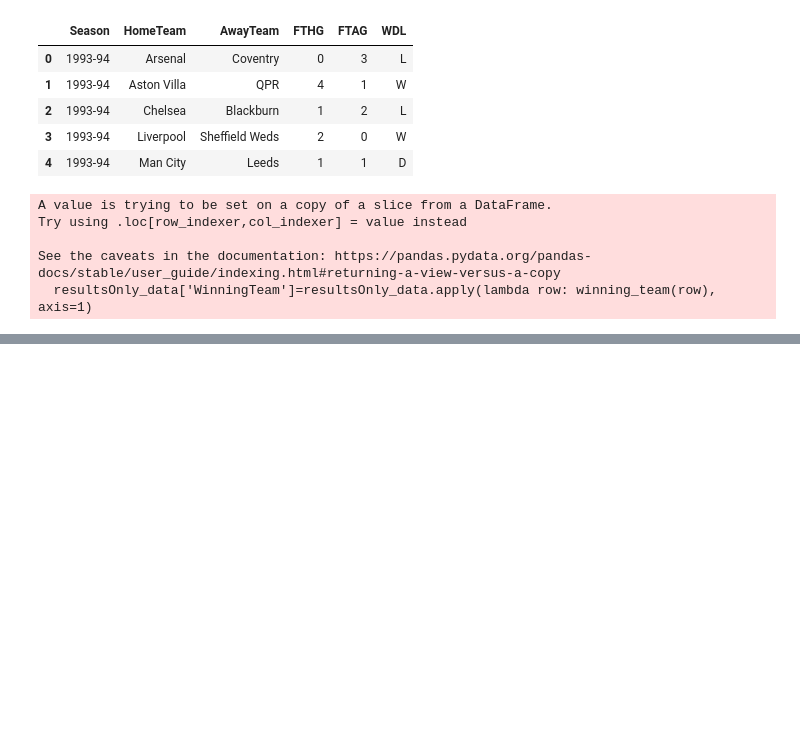
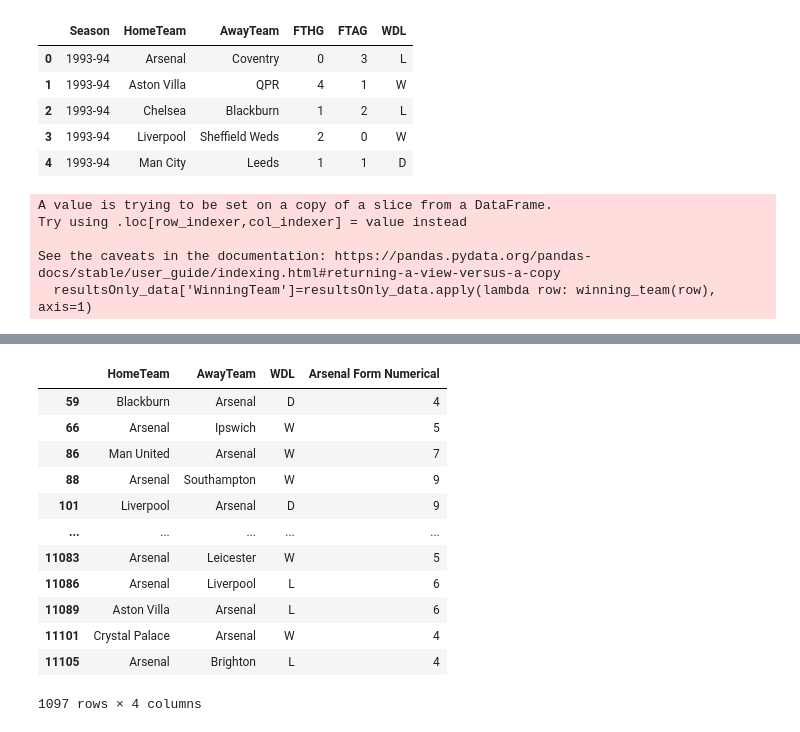
Before and after one commit to JanuariusJang/SportsAnalytics, a Jupyter notebook: notebooks/results.ipynb, the cells around one changed output, grey strips where cells are left out. Cells and saved outputs as stored; diff of their text form; code cells hidden in the pictures; blank space fills up the shorter version.

```diff
--- a/notebooks/results.ipynb
+++ b/notebooks/results.ipynb
@@ -128,0 +136,2 @@ TypeError: 'numpy.ndarray' object is not callable
+# %%
+arsenal_results = resultsOnly_data.query("HomeTeam == 'Arsenal' or AwayTeam == 'Arsenal'" )
@@ -128,0 +172,2 @@ TypeError: 'numpy.ndarray' object is not callable
+# %%
+arsenal_results['Arsenal Form Numerical'] = form_numerical
@@ -128,0 +227,18 @@ TypeError: 'numpy.ndarray' object is not callable
+# %%
+arsenal_results = arsenal_results.iloc[5:,:]
+# %%
+arsenal_results
+# %% [output]
+|  | HomeTeam | AwayTeam | WDL | Arsenal Form Numerical |
+| 59 | Blackburn | Arsenal | D | 4 |
+| 66 | Arsenal | Ipswich | W | 5 |
+| 86 | Man United | Arsenal | W | 7 |
+| 88 | Arsenal | Southampton | W | 9 |
+| 101 | Liverpool | Arsenal | D | 9 |
+| ... | ... | ... | ... | ... |
+| 11083 | Arsenal | Leicester | W | 5 |
+| 11086 | Arsenal | Liverpool | L | 6 |
+| 11089 | Aston Villa | Arsenal | L | 6 |
+| 11101 | Crystal Palace | Arsenal | W | 4 |
+| 11105 | Arsenal | Brighton | L | 4 |
+1097 rows × 4 columns
```
Also changed, not shown: parts of 26 cells of this notebook, 13 other files.
